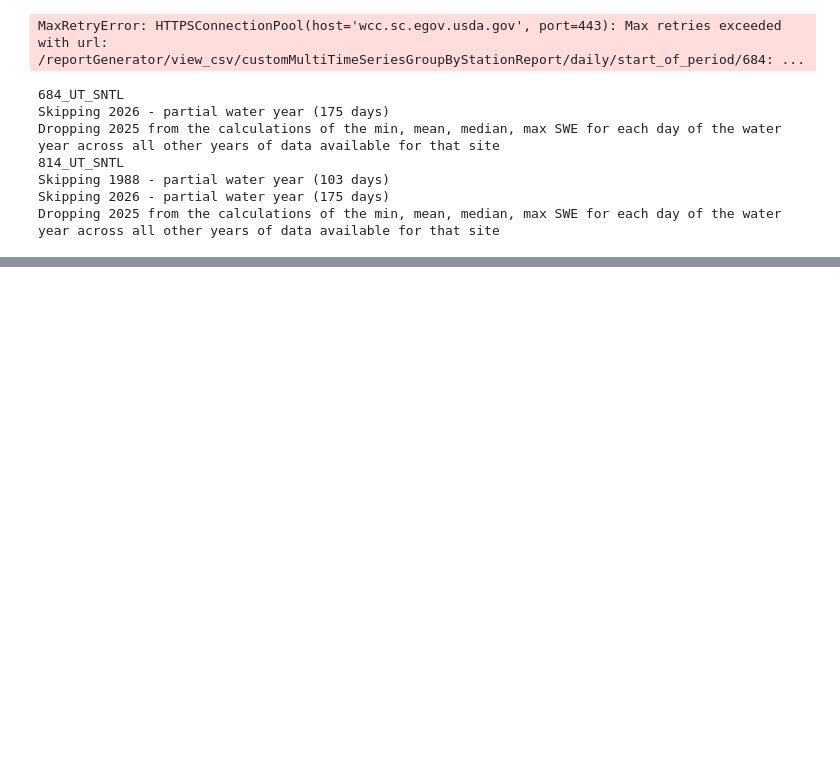
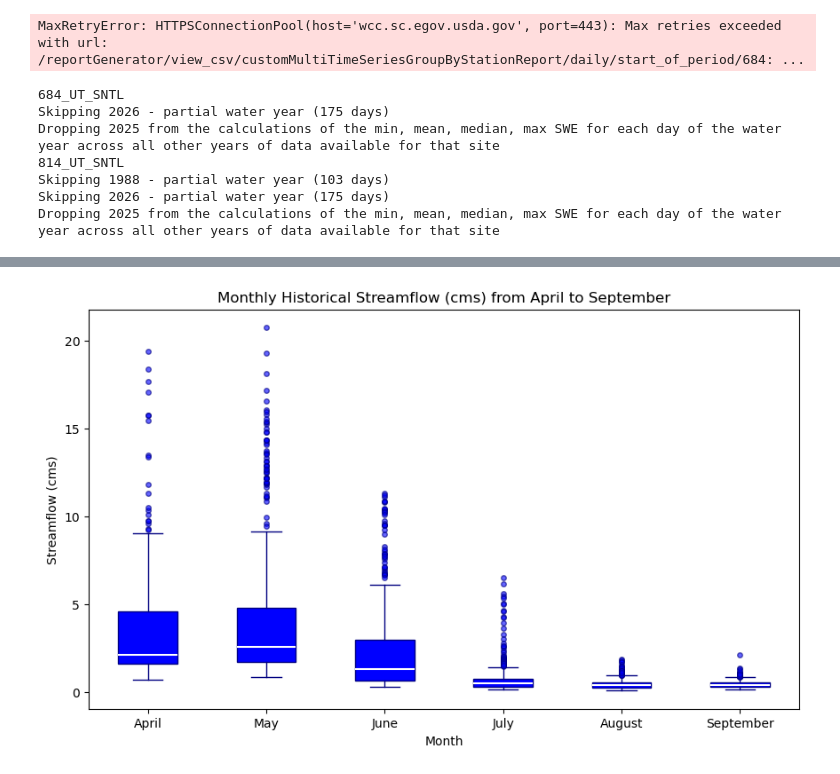
Before and after one commit to adernbach/hydroinformaticshomework2, a Jupyter notebook: res_mgmt.ipynb, the cells around one changed output, grey strips where cells are left out. Drawn from its saved outputs; the diff is of its cells as text; code cells hidden in the pictures; blank space fills up the shorter version.

```diff
--- a/res_mgmt.ipynb
+++ b/res_mgmt.ipynb
@@ -188,0 +210,6 @@ SNOTEL_Analyzer.SNOTELPlots(sitedict, gdf_in_bbox, WY, watershed, AOI,DOI)
+# %%
+#clean the data
+cleaned = dataprocessing.clean_nwis_dataframe(streamflow)
+#set the index name to Date
+cleaned.index.name = "Date"
+cleaned.head()
@@ -188,0 +224,11 @@ SNOTEL_Analyzer.SNOTELPlots(sitedict, gdf_in_bbox, WY, watershed, AOI,DOI)
+# %%
+#convert to SI units
+cleaned['flow_cfs'] = cleaned['flow_cfs'] * 0.0283168
+cleaned.rename(columns={'flow_cfs': 'flow_cms'}, inplace=True)
+# %%
+#get summary stats for streamflow by month for April through September
+cleaned['month'] = cleaned.index.month
+cleaned.groupby('month')['flow_cms'].describe().loc[4:9]
+
+#save cleaned data to csv
+#cleaned.to_csv('files/cleaned_streamflow.csv')
@@ -188,0 +244,27 @@ SNOTEL_Analyzer.SNOTELPlots(sitedict, gdf_in_bbox, WY, watershed, AOI,DOI)
+# %%
+#create box plots of flow_cms for each month, April through September
+
+fig, ax = plt.subplots(figsize=(10, 6))
+cleaned_months = cleaned[cleaned['month'].between(4, 9)]
+cleaned_months.boxplot(
+    column='flow_cms',
+    by='month',
+    ax=ax,
+    patch_artist=True,
+    boxprops=dict(facecolor='blue', color='navy', alpha=1.0),
+    whiskerprops=dict(color='navy'),
+    capprops=dict(color='navy'),
+    medianprops=dict(color='white', linewidth=1.5),
+    flierprops=dict(marker='o', markerfacecolor='blue', markeredgecolor='navy', markersize=4, alpha=0.6),
+)
+ax.set_title('Monthly Historical Streamflow (cms) from April to September')
+ax.set_xlabel('Month')
+ax.set_ylabel('Streamflow (cms)')
+plt.suptitle('')
+ax.set_xticklabels(['April', 'May', 'June', 'July', 'August', 'September'])
+plt.grid(False)
+
+# plt.savefig('./images/streamflow_boxplot.png', dpi=300, bbox_inches='tight')
+# plt.close(fig)
+# %% [output]
+[figure, added]
```
Also changed, not shown: parts of 7 cells of this notebook, 6 other files.
